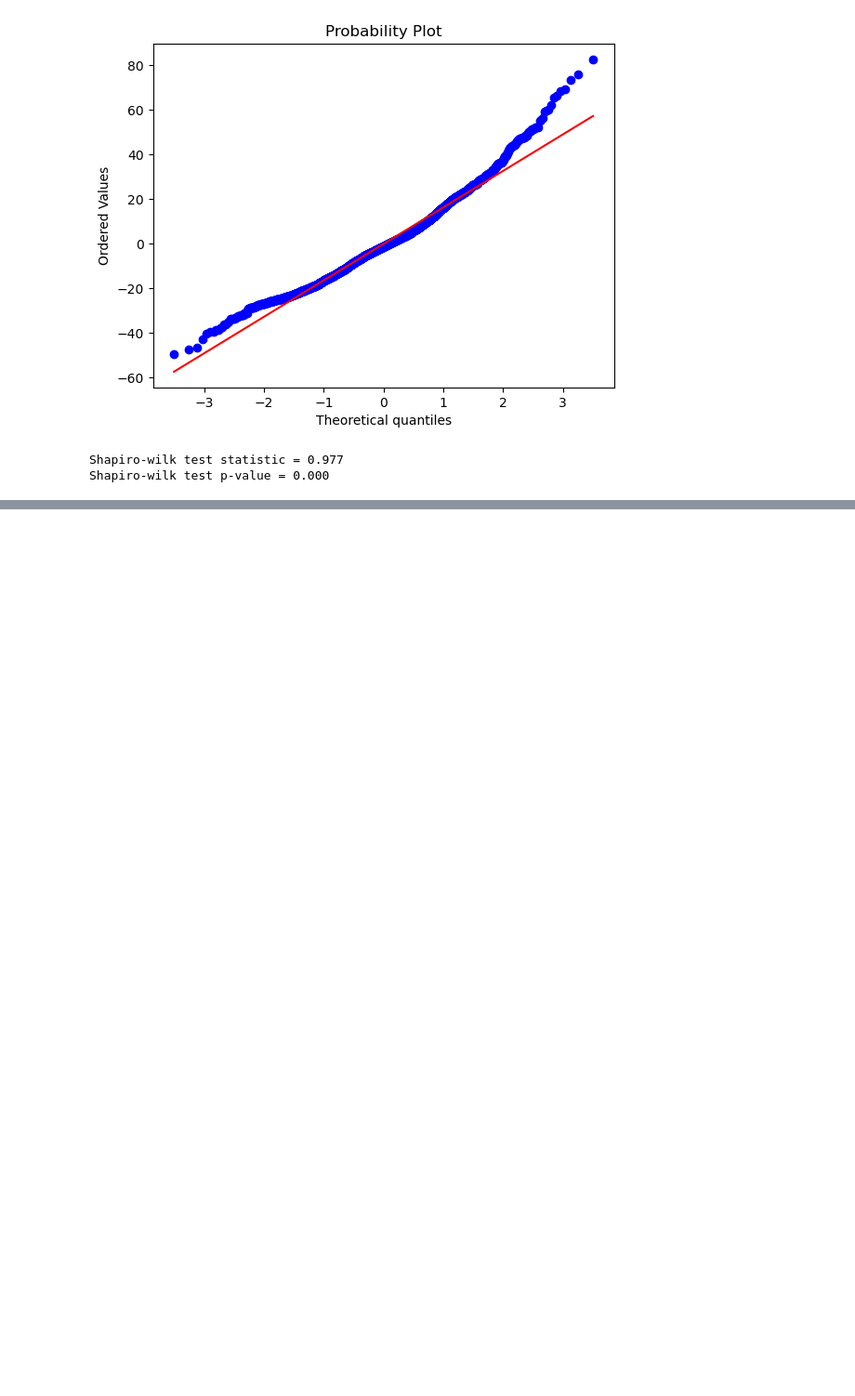
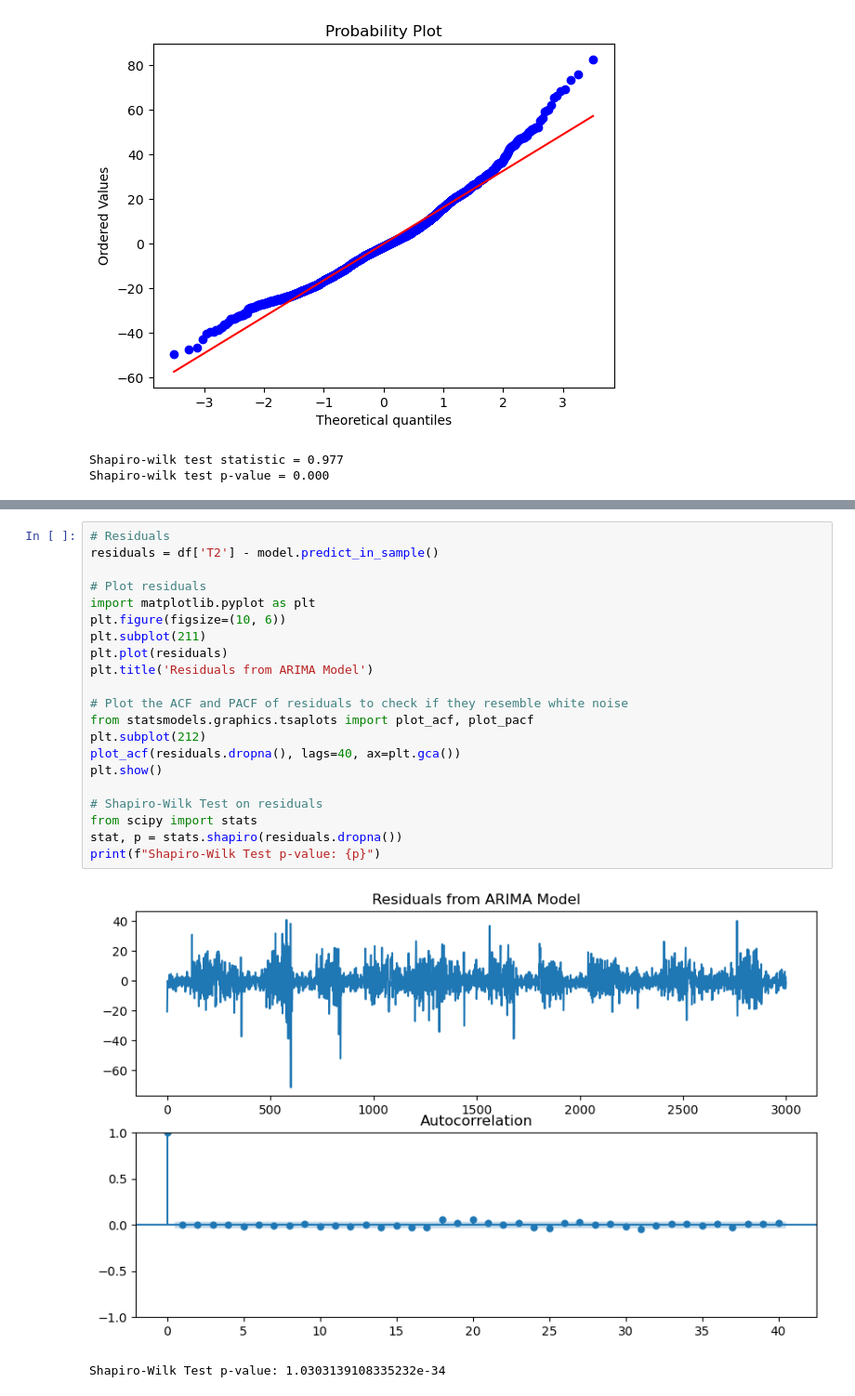
Before and after one commit to Cimap-dev/qda-project, a Jupyter notebook: Analysis_rowwise.ipynb, the cells around one changed output, grey strips where cells are left out. Shown at 93% size. Drawn from its saved outputs; the diff is of its cells as text; blank space fills up the shorter version.

```diff
--- a/Analysis_rowwise.ipynb
+++ b/Analysis_rowwise.ipynb
@@ -367,0 +414,24 @@ Shapiro-wilk test p-value = 0.000
+# %%
+# Residuals
+residuals = df['T2'] - model.predict_in_sample()
+
+# Plot residuals
+import matplotlib.pyplot as plt
+plt.figure(figsize=(10, 6))
+plt.subplot(211)
+plt.plot(residuals)
+plt.title('Residuals from ARIMA Model')
+
+# Plot the ACF and PACF of residuals to check if they resemble white noise
+from statsmodels.graphics.tsaplots import plot_acf, plot_pacf
+plt.subplot(212)
+plot_acf(residuals.dropna(), lags=40, ax=plt.gca())
+plt.show()
+
+# Shapiro-Wilk Test on residuals
+from scipy import stats
+stat, p = stats.shapiro(residuals.dropna())
+print(f"Shapiro-Wilk Test p-value: {p}")
+# %% [output]
+[figure, added]
+Shapiro-Wilk Test p-value: 1.0303139108335232e-34
```
Also changed, not shown: parts of 7 cells of this notebook.
